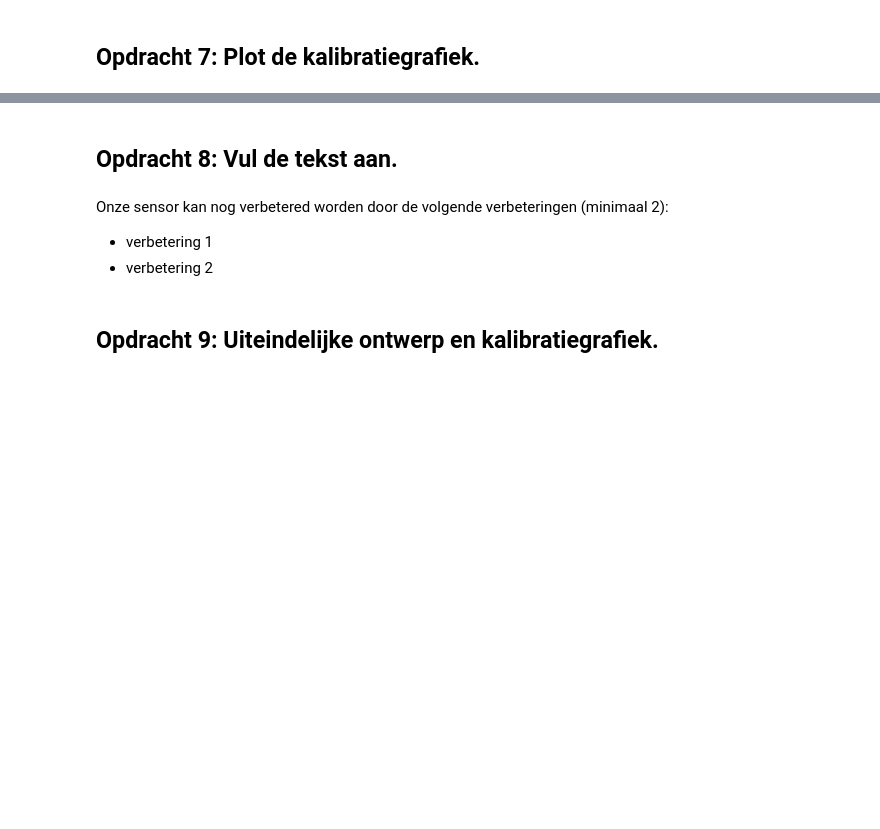
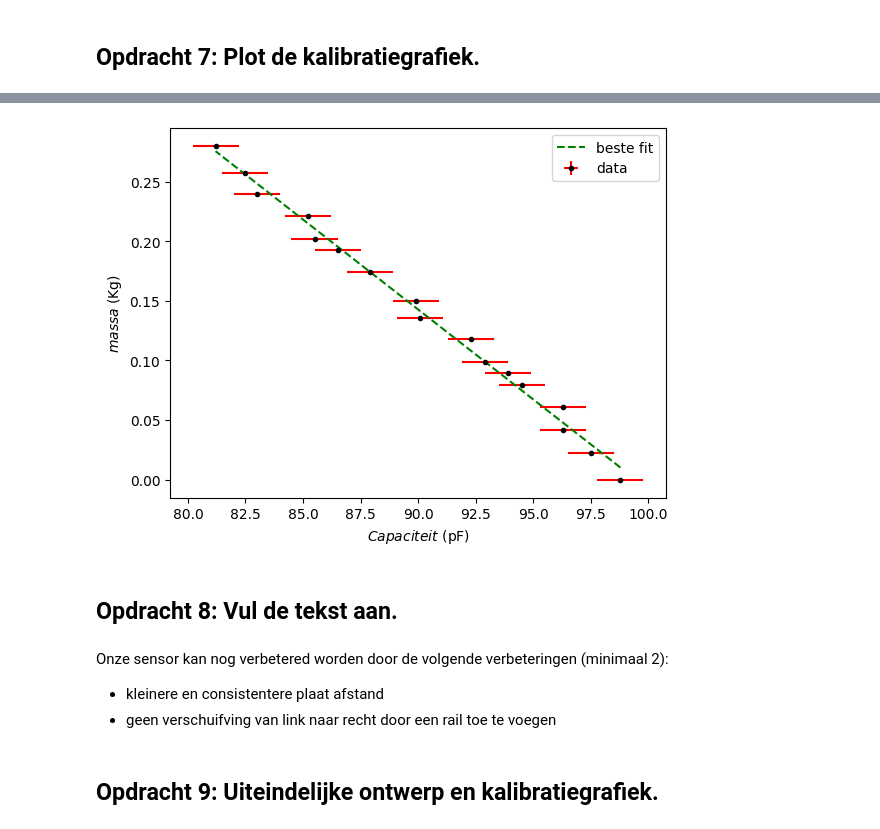
Before and after one commit to Spaantje5/opdrachten-DEF-D, a Jupyter notebook: FysiekeOntwerpopdrachten/2OntwerpEenSensorCondensator/DEFOntwerpopdracht2OntwerpEenSensorInvulTemplate.ipynb, the cells around one changed output, grey strips where cells are left out. Drawn from its saved outputs; the diff is of its cells as text; code cells hidden in the pictures; blank space fills up the shorter version.

```diff
--- a/FysiekeOntwerpopdrachten/2OntwerpEenSensorCondensator/DEFOntwerpopdracht2OntwerpEenSensorInvulTemplate.ipynb
+++ b/FysiekeOntwerpopdrachten/2OntwerpEenSensorCondensator/DEFOntwerpopdracht2OntwerpEenSensorInvulTemplate.ipynb
@@ -118,10 +178,27 @@ Pas deze tekst aan: Wij gaan een sensor maken die X meet.
+# %%
+
+def lin_func(x,a,b):
+    y=a*x+b
+    return y
+val,cov=curve_fit(lin_func,capaciteit,m_meting)
+x_plot=np.linspace(min(capaciteit),max(capaciteit),1000)
+
+plt.figure()
+plt.errorbar(capaciteit,m_meting,yerr=m_err,xerr=c_err,ecolor="red",fmt="k.",label="data")
+plt.plot(capaciteit,lin_func(capaciteit,*val),"g--",label="beste fit")
+plt.ylabel("$massa$ (Kg)")
+plt.xlabel("$Capaciteit$ (pF)")
+plt.legend()
+plt.show()
+# %% [output]
+[figure, added]
 # %% [markdown]
 ## Opdracht 8: Vul de tekst aan.
 # %% [markdown]
 Onze sensor kan nog verbetered worden door de volgende verbeteringen (minimaal 2):
 
-* verbetering 1
-* verbetering 2
+* kleinere en consistentere plaat afstand
+* geen verschuifving van link naar recht door een rail toe te voegen
 # %% [markdown]
 ## Opdracht 9: Uiteindelijke ontwerp en kalibratiegrafiek.
 # %% [markdown]
```
Also changed, not shown: parts of 24 cells of this notebook, 6 other files.
